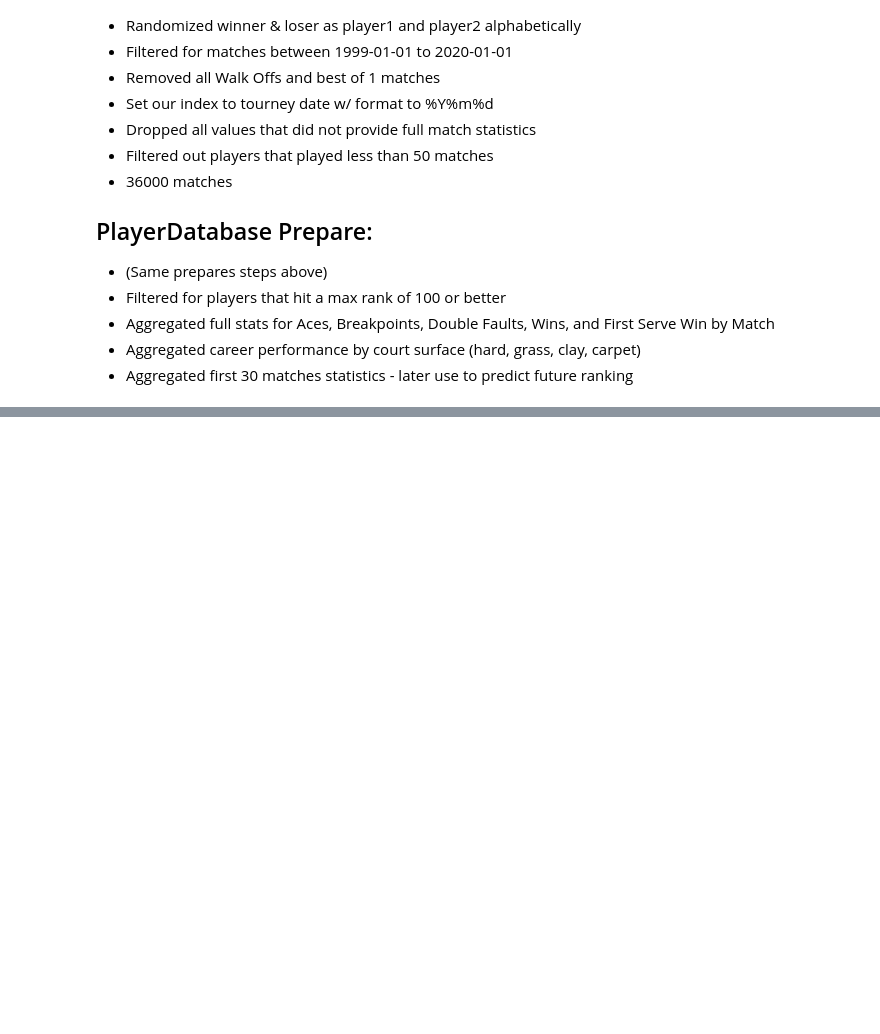
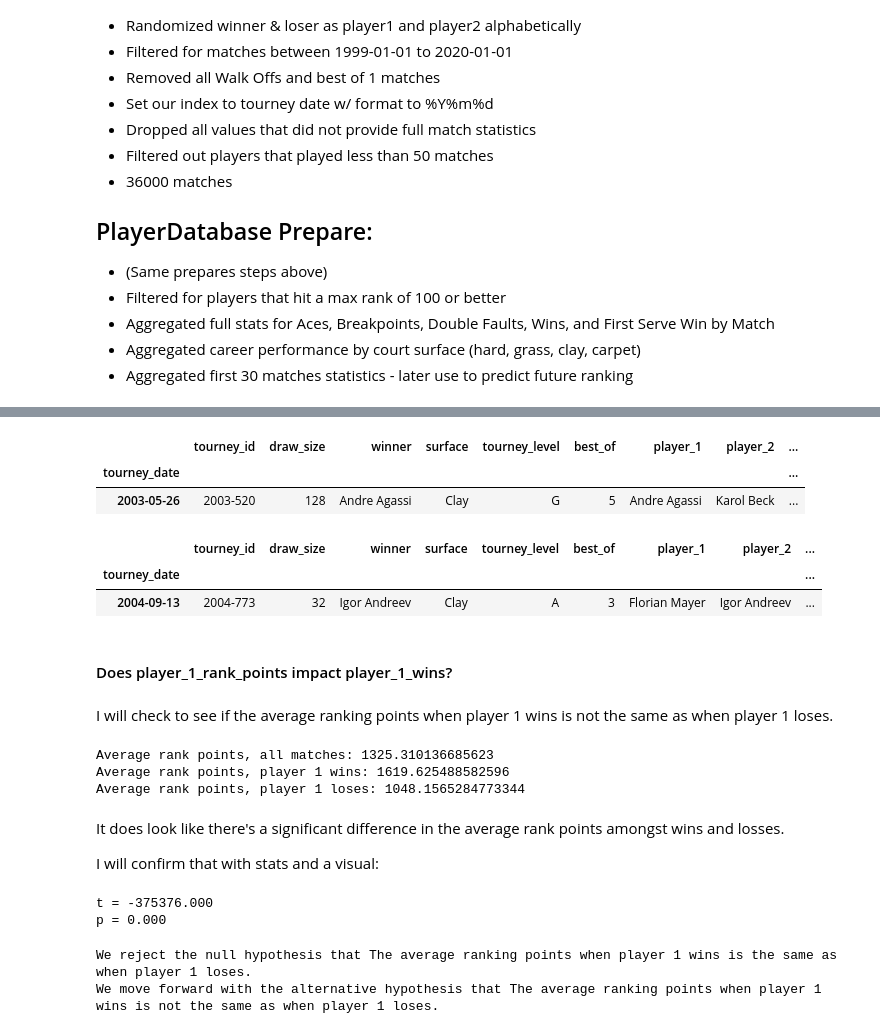
Before and after one commit to Racket-Science/Tennis-Match-Predictions, a Jupyter notebook: Notebooks/MVP Notebook.ipynb, the cells around one changed output, grey strips where cells are left out. Drawn from its saved outputs; the diff is of its cells as text; code cells hidden in the pictures; blank space fills up the shorter version.

```diff
--- a/Notebooks/MVP Notebook.ipynb
+++ b/Notebooks/MVP Notebook.ipynb
@@ -121,0 +125,36 @@ PlayerData.head()
+# %%
+# seperate player 1 wins and losses into dfs
+player_1_w = train[train['player_1_wins'] == True]
+player_1_l = train[train['player_1_wins'] == False]
+# %%
+# confirm wins df
+player_1_w.head(1)
+# %% [output]
+|  | tourney_id | draw_size | winner | surface | tourney_level | best_of | player_1 | player_2 | ... |
+| tourney_date |  |  |  |  |  |  |  |  | ... |
+| 2003-05-26 | 2003-520 | 128 | Andre Agassi | Clay | G | 5 | Andre Agassi | Karol Beck | ... |
+# %%
+# confirm losses df
+player_1_l.head(1)
+# %% [output]
+|  | tourney_id | draw_size | winner | surface | tourney_level | best_of | player_1 | player_2 | ... |
+| tourney_date |  |  |  |  |  |  |  |  | ... |
+| 2004-09-13 | 2004-773 | 32 | Igor Andreev | Clay | A | 3 | Florian Mayer | Igor Andreev | ... |
+# %% [markdown]
+#### Does player_1_rank_points impact player_1_wins?
+# %% [markdown]
+I will check to see if the average ranking points when player 1 wins is not the same as when player 1 loses.
+# %%
+# Rank points
+print('Average rank points, all matches: ' + str(train['player_1_rank_points'].mean()))
+print('Average rank points, player 1 wins: ' + str(player_1_w['player_1_rank_points'].mean()))
+print('Average rank points, player 1 loses: ' + str(player_1_l['player_1_rank_points'].mean()))
+print('\n')
+# %% [output]
+Average rank points, all matches: 1325.310136685623
+Average rank points, player 1 wins: 1619.625488582596
+Average rank points, player 1 loses: 1048.1565284773344
+# %% [markdown]
+It does look like there's a significant difference in the average rank points amongst wins and losses.
+
+I will confirm that with stats and a visual:
@@ -121,0 +167,16 @@ PlayerData.head()
+# %%
+get_ttest_rank_points(train)
+# %% [output]
+t = -375376.000
+p = 0.000
+# %%
+p = 0.000
+if p < alpha:
+    print("We reject the null hypothesis that", null_hypothesis)
+    print("We move forward with the alternative hypothesis that", alternative_hypothesis)
+else:
+    print("We fail to reject the null")
+    print("Our evidence does not support the claim that the average ranking points when player 1 wins is not the same as when player 1 loses")
+# %% [output]
+We reject the null hypothesis that The average ranking points when player 1 wins is the same as when player 1 loses.
+We move forward with the alternative hypothesis that The average ranking points when player 1 wins is not the same as when player 1 loses.
```
Also changed, not shown: parts of 50 cells of this notebook.
